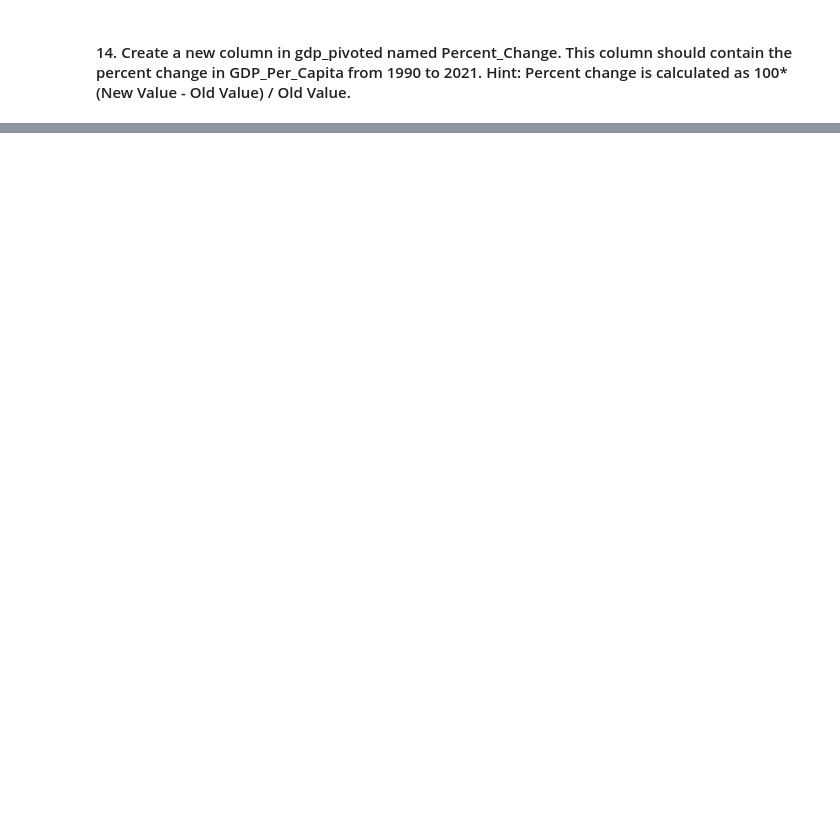
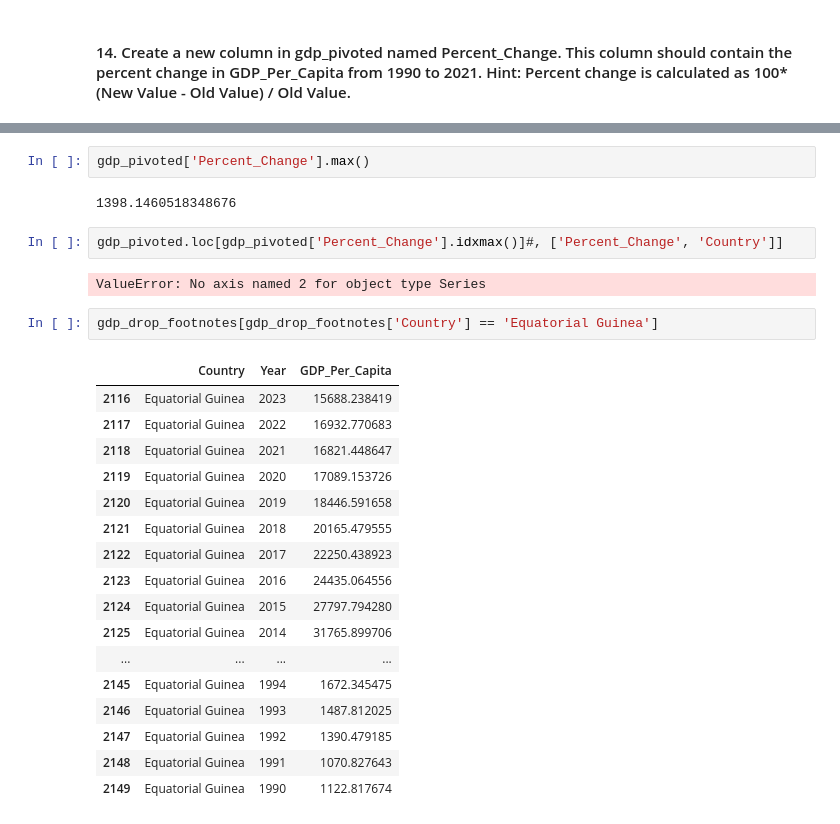
Before and after one commit to nss-data-science-cohort-9/un-exploration-catdgomez, a Jupyter notebook: notebooks/UN_Data_Exploration.ipynb, the cells around one changed output, grey strips where cells are left out. Cells and saved outputs as stored; diff of their text form; blank space fills up the shorter version.

```diff
--- a/notebooks/UN_Data_Exploration.ipynb
+++ b/notebooks/UN_Data_Exploration.ipynb
@@ -298,0 +412,28 @@ gdp_pivoted
+# %%
+gdp_pivoted['Percent_Change'].max()
+# %% [output]
+1398.1460518348676
+# %%
+gdp_pivoted.loc[gdp_pivoted['Percent_Change'].idxmax()]#, ['Percent_Change', 'Country']]
+# %% [output]
+ValueError: No axis named 2 for object type Series
+# %%
+gdp_drop_footnotes[gdp_drop_footnotes['Country'] == 'Equatorial Guinea']
+# %% [output]
+|  | Country | Year | GDP_Per_Capita |
+| 2116 | Equatorial Guinea | 2023 | 15688.238419 |
+| 2117 | Equatorial Guinea | 2022 | 16932.770683 |
+| 2118 | Equatorial Guinea | 2021 | 16821.448647 |
+| 2119 | Equatorial Guinea | 2020 | 17089.153726 |
+| 2120 | Equatorial Guinea | 2019 | 18446.591658 |
+| 2121 | Equatorial Guinea | 2018 | 20165.479555 |
+| 2122 | Equatorial Guinea | 2017 | 22250.438923 |
+| 2123 | Equatorial Guinea | 2016 | 24435.064556 |
+| 2124 | Equatorial Guinea | 2015 | 27797.794280 |
+| 2125 | Equatorial Guinea | 2014 | 31765.899706 |
+| ... | ... | ... | ... |
+| 2145 | Equatorial Guinea | 1994 | 1672.345475 |
+| 2146 | Equatorial Guinea | 1993 | 1487.812025 |
+| 2147 | Equatorial Guinea | 1992 | 1390.479185 |
+| 2148 | Equatorial Guinea | 1991 | 1070.827643 |
+| 2149 | Equatorial Guinea | 1990 | 1122.817674 |
```
Also changed, not shown: parts of 13 cells of this notebook.
